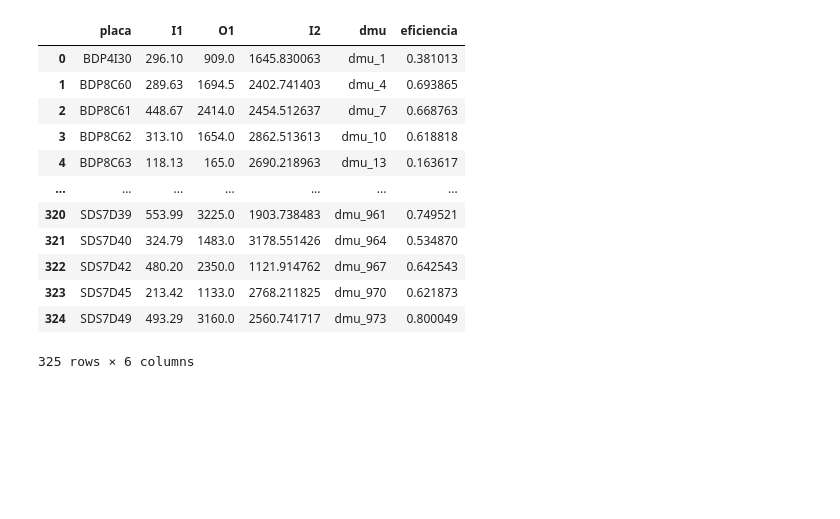
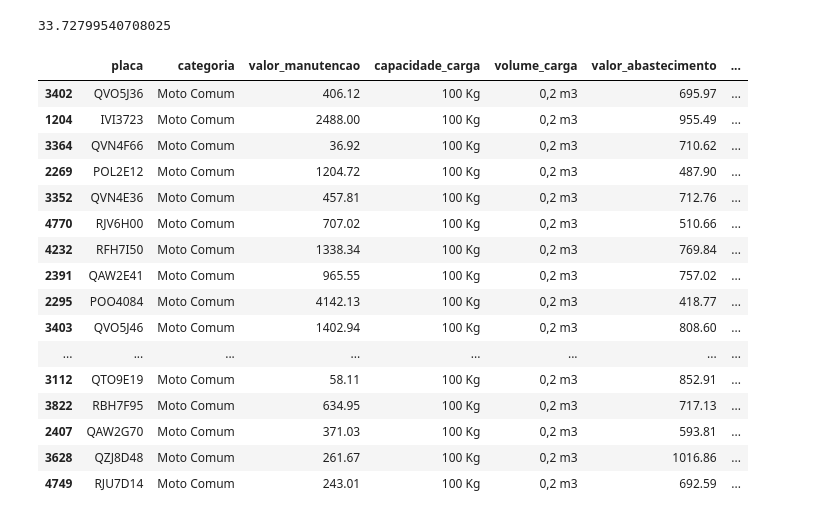
Before and after one commit to 1moi6/tccs, a Jupyter notebook: varios/dea2.ipynb, the cells around one changed output. Saved outputs shown, nothing was run; the diff lists cells and outputs as text; code cells hidden in the pictures; blank space fills up the shorter version.

```diff
--- a/varios/dea2.ipynb
+++ b/varios/dea2.ipynb
@@ -11,12 +11,14 @@ from pyDEA.core.models.envelopment_model_decorators import DefaultConstraintCrea
 
 from pyDEA.core.models.multiplier_model import MultiplierInputOrientedModel
 from pyDEA.core.models.multiplier_model_base import MultiplierModelBase
+# %%
+dados = pd.read_parquet('custo_anual.parquet')
+motos = dados[(dados['categoria']=='Moto Comum')&(dados['qtda_abastecimento']>=10)].dropna()
 # %%
-dados = pd.read_csv('teste_dea.csv')
-dmus = dados['placa'].values
-coefs = dados.drop(['placa'], axis=1).values
+dmus = motos['placa'].values
+coefs = motos[['valor_manutencao','valor_abastecimento','distancia']].values
 dc = {dmu:coef for dmu,coef in zip(dmus, coefs)}
-dt = construct_input_data_instance(['E1','S1','E2'], dc)
-dt.add_output_category('S1')
-dt.add_input_category('E2')
-dt.add_input_category('E1')
+dt = construct_input_data_instance(['manutencao','abastecimento','distancia'], dc)
+dt.add_output_category('distancia')
+dt.add_input_category('manutencao')
+dt.add_input_category('abastecimento')
@@ -45,2 +25,19 @@ Total time (CPU seconds):       0.00   (Wallclock seconds):       0.00
+# %%
+mdl = MultiplierInputOrientedModel()
+mdl1 = MultiplierModelBase(dt,1.0e-8,mdl)
+sol = mdl1.run()
+
+solucao = []
+for dmu in dt.DMU_codes:
+    try:
+        aux = {'placa':dt.get_dmu_user_name(dmu),'dmu':dmu,'eficiencia':sol.get_efficiency_score(dmu)}
+    except:
+        aux = {'placa':dt.get_dmu_user_name(dmu),'dmu':dmu,'eficiencia':0}
+    # aux = {'placa':dt.get_dmu_user_name(dmu),'dmu':dmu,'eficiencia':sol.get_efficiency_score(dmu)}
+    solucao.append(aux)
+
+aux = pd.DataFrame(solucao)
+
+xx = pd.merge(motos,aux, how='left', on='placa')
 # %%
 sol._print_for_one_dmu('dmu_814')
@@ -72,23 +63,31 @@ for dmu in dt.DMU_codes:
 
 aux = pd.DataFrame(solucao)
 
-xx = pd.merge(dados,aux, how='left', on='placa')
+xx = pd.merge(motos,aux, how='left', on='placa')
-# %%
-xx
-# %% [output]
-|  | placa | I1 | O1 | I2 | dmu | eficiencia |
-| 0 | BDP4I30 | 296.10 | 909.0 | 1645.830063 | dmu_1 | 0.381013 |
-| 1 | BDP8C60 | 289.63 | 1694.5 | 2402.741403 | dmu_4 | 0.693865 |
-| 2 | BDP8C61 | 448.67 | 2414.0 | 2454.512637 | dmu_7 | 0.668763 |
-| 3 | BDP8C62 | 313.10 | 1654.0 | 2862.513613 | dmu_10 | 0.618818 |
-| 4 | BDP8C63 | 118.13 | 165.0 | 2690.218963 | dmu_13 | 0.163617 |
-| ... | ... | ... | ... | ... | ... | ... |
-| 320 | SDS7D39 | 553.99 | 3225.0 | 1903.738483 | dmu_961 | 0.749521 |
-| 321 | SDS7D40 | 324.79 | 1483.0 | 3178.551426 | dmu_964 | 0.534870 |
-| 322 | SDS7D42 | 480.20 | 2350.0 | 1121.914762 | dmu_967 | 0.642543 |
-| 323 | SDS7D45 | 213.42 | 1133.0 | 2768.211825 | dmu_970 | 0.621873 |
-| 324 | SDS7D49 | 493.29 | 3160.0 | 2560.741717 | dmu_973 | 0.800049 |
-325 rows × 6 columns
+# %%
+26789.0/(3971.33/5)
+# %% [output]
+33.72799540708025
+# %%
+xx.sort_values(by='distancia',ascending=True).head(100)
+# %% [output]
+|  | placa | categoria | valor_manutencao | capacidade_carga | volume_carga | valor_abastecimento | ... |
+| 3402 | QVO5J36 | Moto Comum | 406.12 | 100 Kg | 0,2 m3 | 695.97 | ... |
+| 1204 | IVI3723 | Moto Comum | 2488.00 | 100 Kg | 0,2 m3 | 955.49 | ... |
+| 3364 | QVN4F66 | Moto Comum | 36.92 | 100 Kg | 0,2 m3 | 710.62 | ... |
+| 2269 | POL2E12 | Moto Comum | 1204.72 | 100 Kg | 0,2 m3 | 487.90 | ... |
+| 3352 | QVN4E36 | Moto Comum | 457.81 | 100 Kg | 0,2 m3 | 712.76 | ... |
+| 4770 | RJV6H00 | Moto Comum | 707.02 | 100 Kg | 0,2 m3 | 510.66 | ... |
+| 4232 | RFH7I50 | Moto Comum | 1338.34 | 100 Kg | 0,2 m3 | 769.84 | ... |
+| 2391 | QAW2E41 | Moto Comum | 965.55 | 100 Kg | 0,2 m3 | 757.02 | ... |
+| 2295 | POO4084 | Moto Comum | 4142.13 | 100 Kg | 0,2 m3 | 418.77 | ... |
+| 3403 | QVO5J46 | Moto Comum | 1402.94 | 100 Kg | 0,2 m3 | 808.60 | ... |
+| ... | ... | ... | ... | ... | ... | ... | ... |
+| 3112 | QTO9E19 | Moto Comum | 58.11 | 100 Kg | 0,2 m3 | 852.91 | ... |
+| 3822 | RBH7F95 | Moto Comum | 634.95 | 100 Kg | 0,2 m3 | 717.13 | ... |
+| 2407 | QAW2G70 | Moto Comum | 371.03 | 100 Kg | 0,2 m3 | 593.81 | ... |
+| 3628 | QZJ8D48 | Moto Comum | 261.67 | 100 Kg | 0,2 m3 | 1016.86 | ... |
+| 4749 | RJU7D14 | Moto Comum | 243.01 | 100 Kg | 0,2 m3 | 692.59 | ... |
 # %%
 xx
 # %%
```
Also changed, not shown: parts of 3 cells of this notebook, 1 other file.
